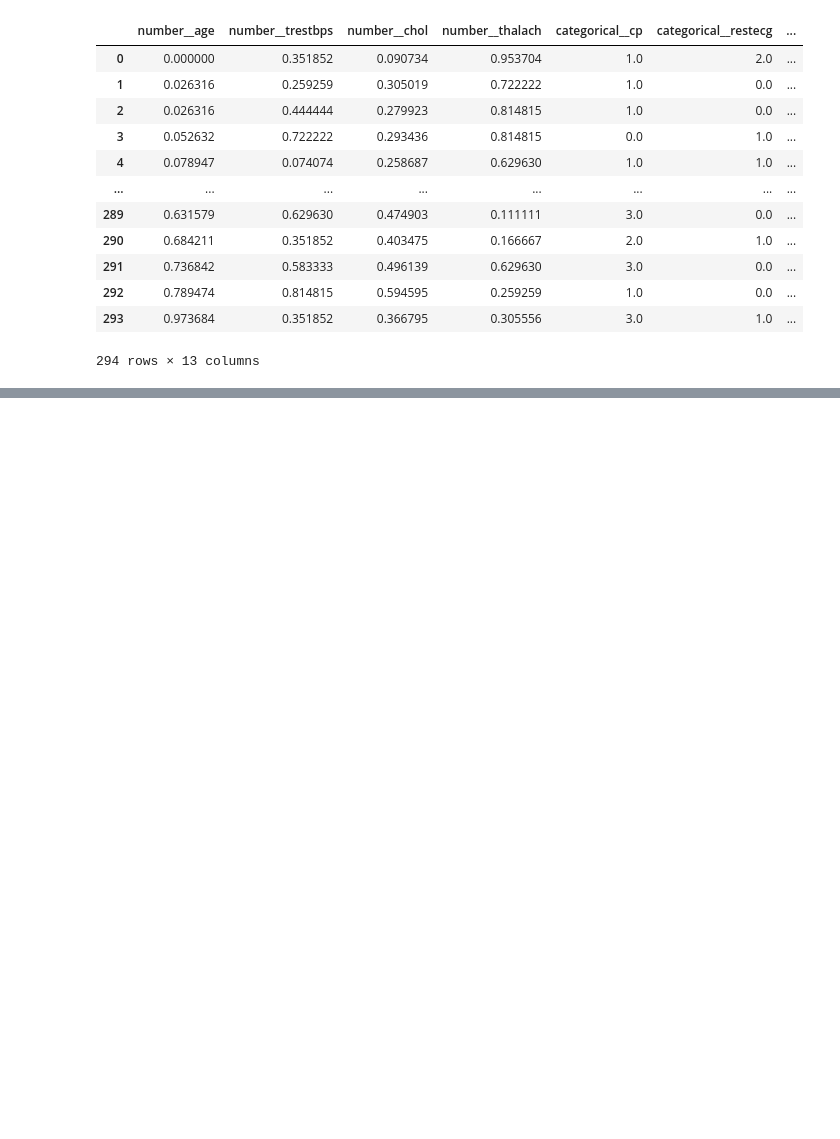
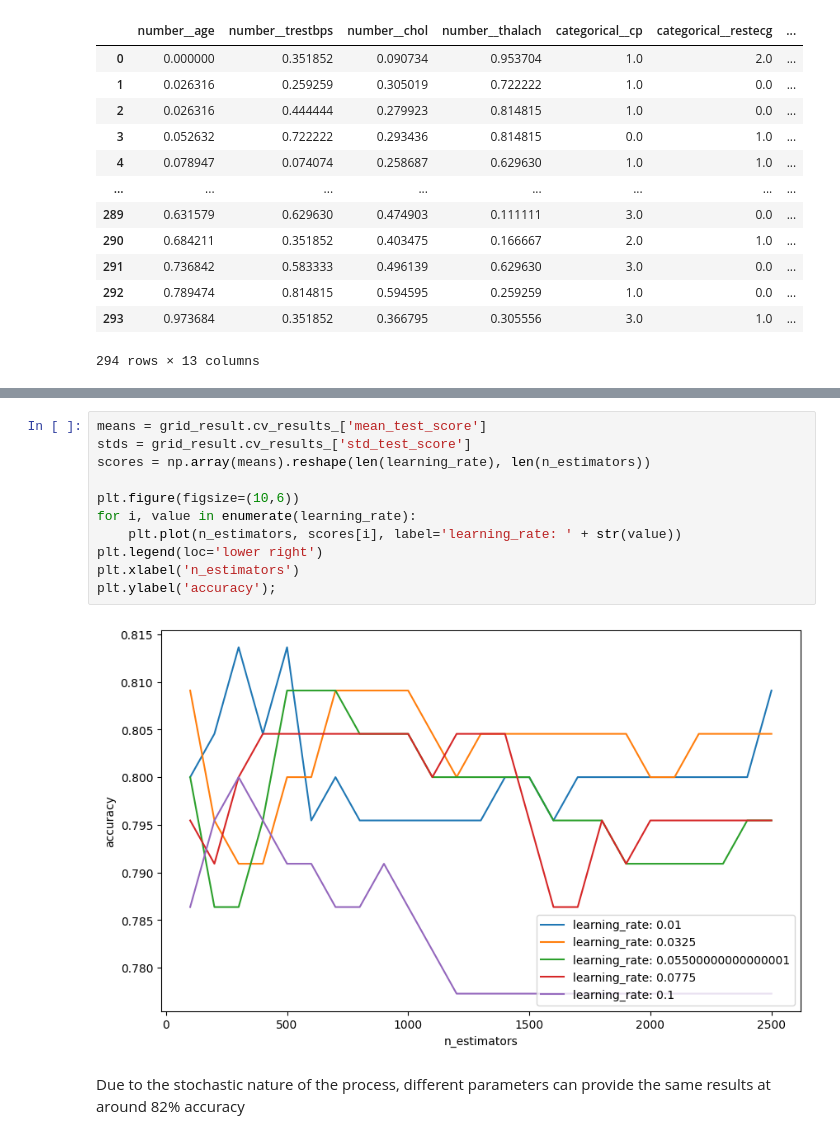
Before and after one commit to mik5owski/heart-disease-prediction-xgboost, a Jupyter notebook: heart.ipynb, the cells around one changed output, grey strips where cells are left out. Drawn from its saved outputs; the diff is of its cells as text; blank space fills up the shorter version.

```diff
--- a/heart.ipynb
+++ b/heart.ipynb
@@ -227,0 +309,15 @@ dataset_processed
+# %%
+means = grid_result.cv_results_['mean_test_score']
+stds = grid_result.cv_results_['std_test_score']
+scores = np.array(means).reshape(len(learning_rate), len(n_estimators))
+
+plt.figure(figsize=(10,6))
+for i, value in enumerate(learning_rate):
+    plt.plot(n_estimators, scores[i], label='learning_rate: ' + str(value))
+plt.legend(loc='lower right')
+plt.xlabel('n_estimators')
+plt.ylabel('accuracy');
+# %% [output]
+[figure, added]
+# %% [markdown]
+Due to the stochastic nature of the process, different parameters can provide the same results at around 82% accuracy
```
Also changed, not shown: parts of 13 cells of this notebook.
